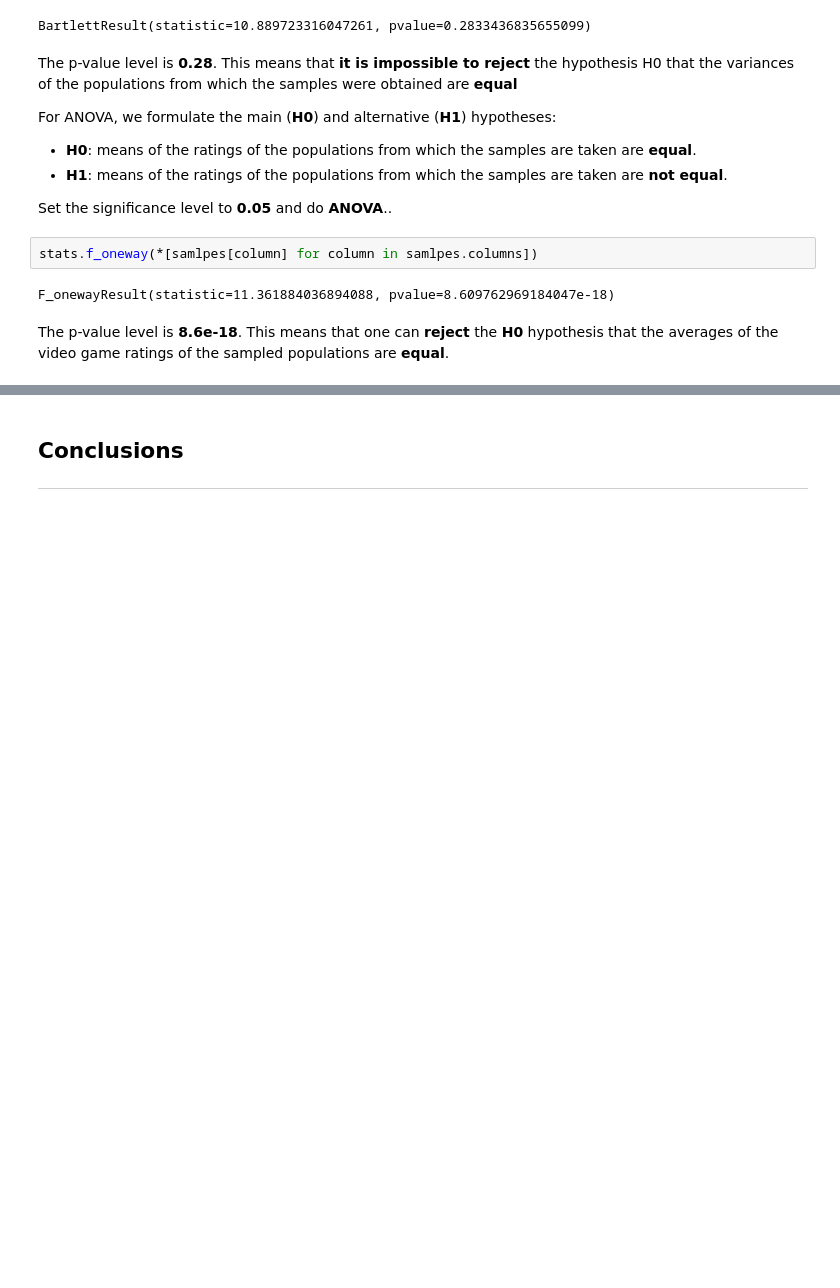
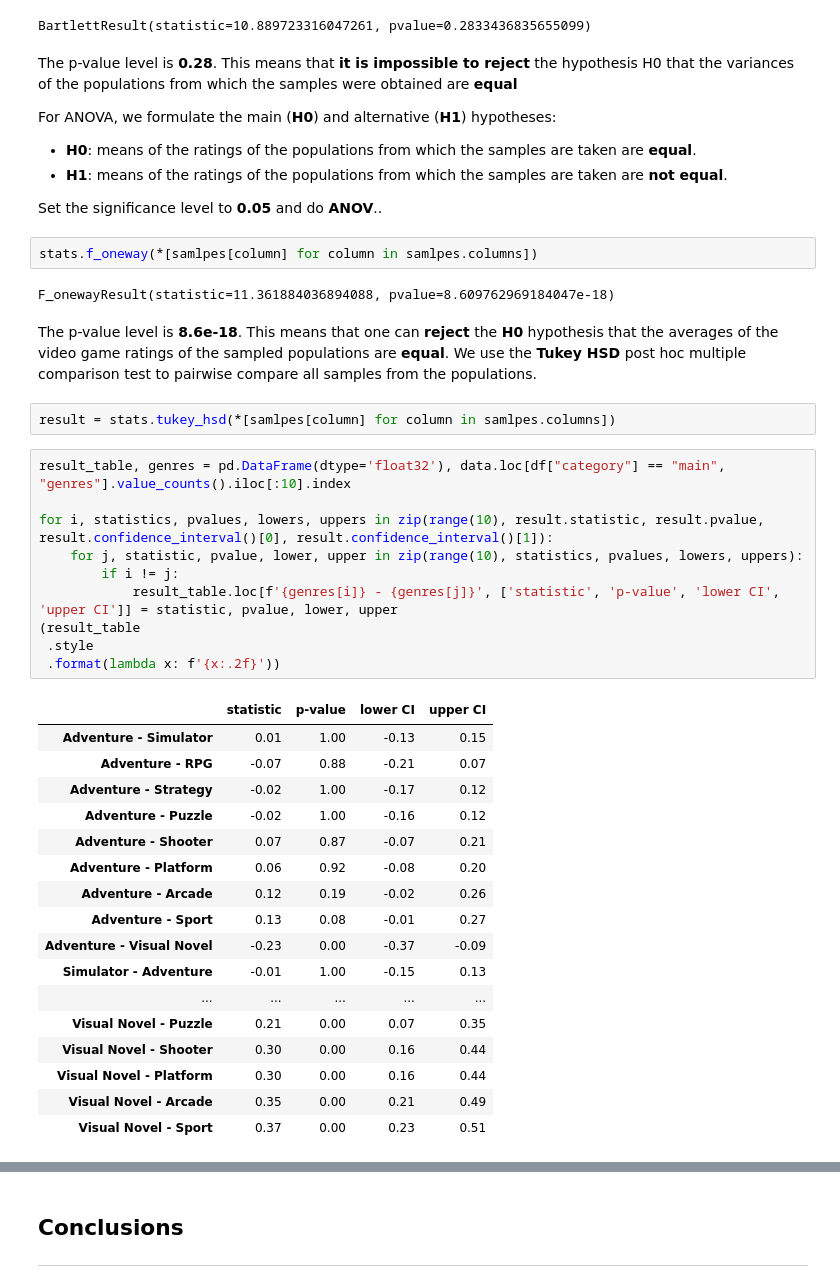
Before and after one commit to GSimonX37/video-games, a Jupyter notebook: notebooks/backloggd_sda.ipynb, the cells around one changed output, grey strips where cells are left out. Cells and saved outputs as stored; diff of their text form; blank space fills up the shorter version.

```diff
--- a/notebooks/backloggd_sda.ipynb
+++ b/notebooks/backloggd_sda.ipynb
@@ -246,11 +246,41 @@ For ANOVA, we formulate the main (**H0**) and alternative (**H1**) hypotheses:
 - **H0**: means of the ratings of the populations from which the samples are taken are **equal**.
 - **H1**: means of the ratings of the populations from which the samples are taken are **not equal**.
 
-Set the significance level to **0.05** and do **ANOVA**..
+Set the significance level to **0.05** and do **ANOV**..
 # %%
 stats.f_oneway(*[samlpes[column] for column in samlpes.columns])
 # %% [output]
 F_onewayResult(statistic=11.361884036894088, pvalue=8.609762969184047e-18)
 # %% [markdown]
 
-The p-value level is **8.6e-18**. This means that one can **reject** the **H0** hypothesis that the averages of the video game ratings of the sampled populations are **equal**.
+The p-value level is **8.6e-18**. This means that one can **reject** the **H0** hypothesis that the averages of the video game ratings of the sampled populations are **equal**. We use the **Tukey HSD** post hoc multiple comparison test to pairwise compare all samples from the populations.
+# %%
+result = stats.tukey_hsd(*[samlpes[column] for column in samlpes.columns])
+# %%
+result_table, genres = pd.DataFrame(dtype='float32'), data.loc[df["category"] == "main", "genres"].value_counts().iloc[:10].index
+
+for i, statistics, pvalues, lowers, uppers in zip(range(10), result.statistic, result.pvalue, result.confidence_interval()[0], result.confidence_interval()[1]):
+    for j, statistic, pvalue, lower, upper in zip(range(10), statistics, pvalues, lowers, uppers):
+        if i != j:
+            result_table.loc[f'{genres[i]} - {genres[j]}', ['statistic', 'p-value', 'lower CI', 'upper CI']] = statistic, pvalue, lower, upper
+(result_table
+ .style
+ .format(lambda x: f'{x:.2f}'))
+# %% [output]
+|  | statistic | p-value | lower CI | upper CI |
+| Adventure - Simulator | 0.01 | 1.00 | -0.13 | 0.15 |
+| Adventure - RPG | -0.07 | 0.88 | -0.21 | 0.07 |
+| Adventure - Strategy | -0.02 | 1.00 | -0.17 | 0.12 |
+| Adventure - Puzzle | -0.02 | 1.00 | -0.16 | 0.12 |
+| Adventure - Shooter | 0.07 | 0.87 | -0.07 | 0.21 |
+| Adventure - Platform | 0.06 | 0.92 | -0.08 | 0.20 |
+| Adventure - Arcade | 0.12 | 0.19 | -0.02 | 0.26 |
+| Adventure - Sport | 0.13 | 0.08 | -0.01 | 0.27 |
+| Adventure - Visual Novel | -0.23 | 0.00 | -0.37 | -0.09 |
+| Simulator - Adventure | -0.01 | 1.00 | -0.15 | 0.13 |
+| ... | ... | ... | ... | ... |
+| Visual Novel - Puzzle | 0.21 | 0.00 | 0.07 | 0.35 |
+| Visual Novel - Shooter | 0.30 | 0.00 | 0.16 | 0.44 |
+| Visual Novel - Platform | 0.30 | 0.00 | 0.16 | 0.44 |
+| Visual Novel - Arcade | 0.35 | 0.00 | 0.21 | 0.49 |
+| Visual Novel - Sport | 0.37 | 0.00 | 0.23 | 0.51 |
```
Also changed, not shown: parts of 2 cells of this notebook.
